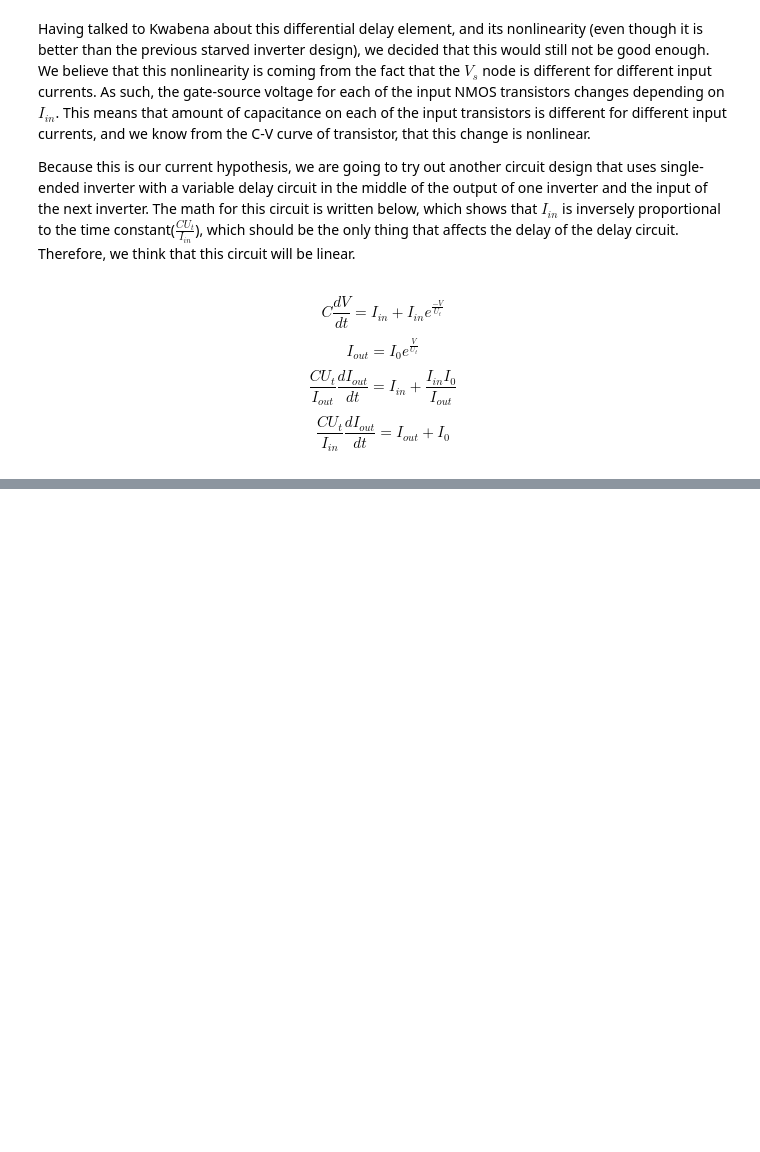
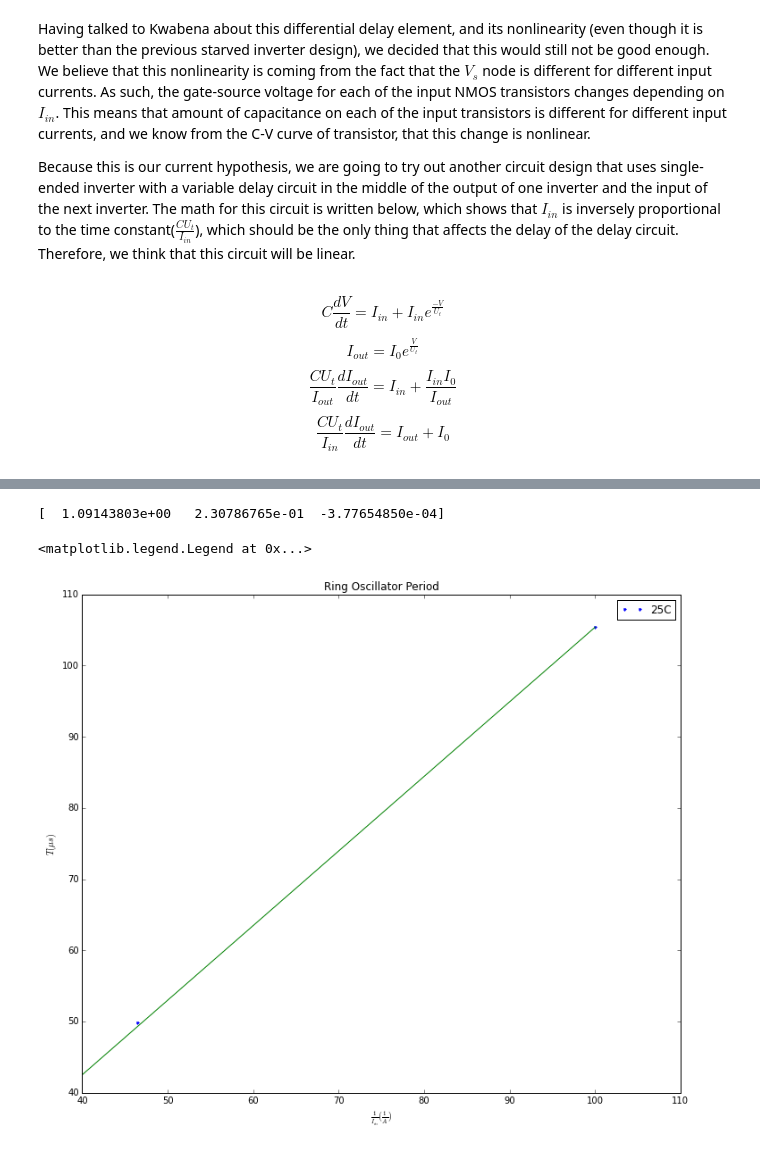
Before and after one commit to twinoza/TwinPyNB, a Jupyter notebook: RingOsc_Char.ipynb, the cells around one changed output, grey strips where cells are left out. Cells and saved outputs as stored; diff of their text form; code cells hidden in the pictures; blank space fills up the shorter version.

```diff
--- a/RingOsc_Char.ipynb
+++ b/RingOsc_Char.ipynb
@@ -449,0 +478,53 @@ $$ \frac{C U_{t}}{I_{in}} \frac{dI_{out}}{dt} = I_{out} + I_{0} $$
+# %%
+def linfit(xdata, params):
+    m, b, I0 = params
+    return m/(xdata-I0) + b
+
+def linfitErr(params, xdata, ydata):
+    m, b, I0 = params
+
+    return ydata - (m/(xdata-I0) + b)
+    #return ydata - linfit(xdata, params)
+# %%
+allTs = list(list())
+scaledIins = Iins*1e9
+invIins = 1./scaledIins
+for curTemp in [25]:#temps:
+    fileName = "DelayInv_IinandTempSweep_Iin10pto10n_Temp"+str(curTemp)+"C.csv"
+    delayInv_Freqs = array(readFile2(delayInv_folderRoot, fileName))
+    delayInv_Ts = (1./delayInv_Freqs)*1e6
+    allTs.append(delayInv_Ts)
+    #print delayInv_Ts
+    #print invIins
+    x_th = linspace(min(scaledIins),max(scaledIins), num=100)
+    sol = leastsq(linfitErr, (1.1, 0.001, 0), (scaledIins, delayInv_Ts))
+    print sol[0]
+    Ts_th = linfit(x_th, sol[0])
+
+    #subplot(1,2,1)
+    # Plot on a linear scale
+    #plotGen(invIins,delayInv_Ts, curTemp, [[0,max(invIins)], [0,max(delayInv_Ts)]],
+    plotGen(invIins,delayInv_Ts, curTemp, [[40,110],[40,110]],
+            plotType = '.',
+            ttl='Ring Oscillator Period',
+            xlbl='$\\frac{1}{I_{in}} (\\frac{1}{A})$',
+            ylbl='$T(\mu s)$')
+    plot(1./x_th, Ts_th, '-')
+    # Plot on a log-log scale
+    #plotGen(invIins,delayInv_Ts, curTemp, [max(invIins), max(delayInv_Ts)], True,
+    #        ttl='Ring Oscillator Period',
+    #        xlbl='$\\frac{1}{I_{ign}} (\\frac{1}{nA})$',
+    #        ylbl='$T(\mu s)$')
+    #subplot(1,2,2)
+    ## Plot the derivative
+    #derivTs = diff(delayInv_Ts)/diff(invIins)
+    #plotGen(invIins[1:], derivTs, curTemp, [[0,max(invIins[1:])],[min(derivTs),max(derivTs)]],
+    #        plotType='-',
+    #        ttl='Derivative of Ring Oscillator Period',
+    #        xlbl='$\\frac{1}{I_{in}} (\\frac{1}{A})$',
+    #        ylbl='$\\frac{dT}{dI_{in}}$')
+legend(loc='best')
+# %% [output]
+[  1.09143803e+00   2.30786765e-01  -3.77654850e-04]
+<matplotlib.legend.Legend at 0x...>
+[figure, added]
```
Also changed, not shown: parts of 29 cells of this notebook.
